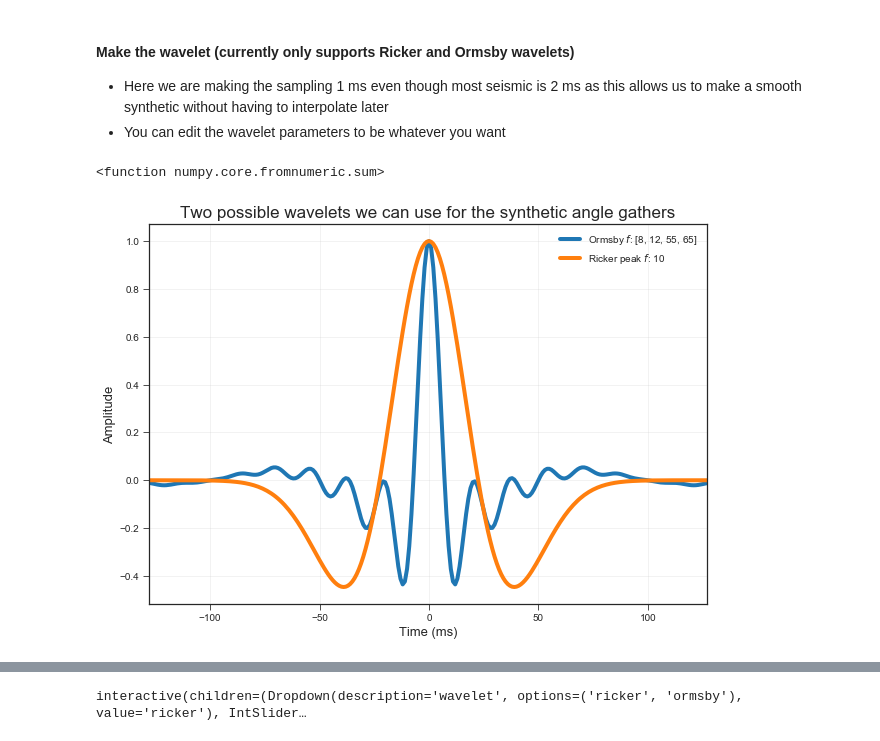
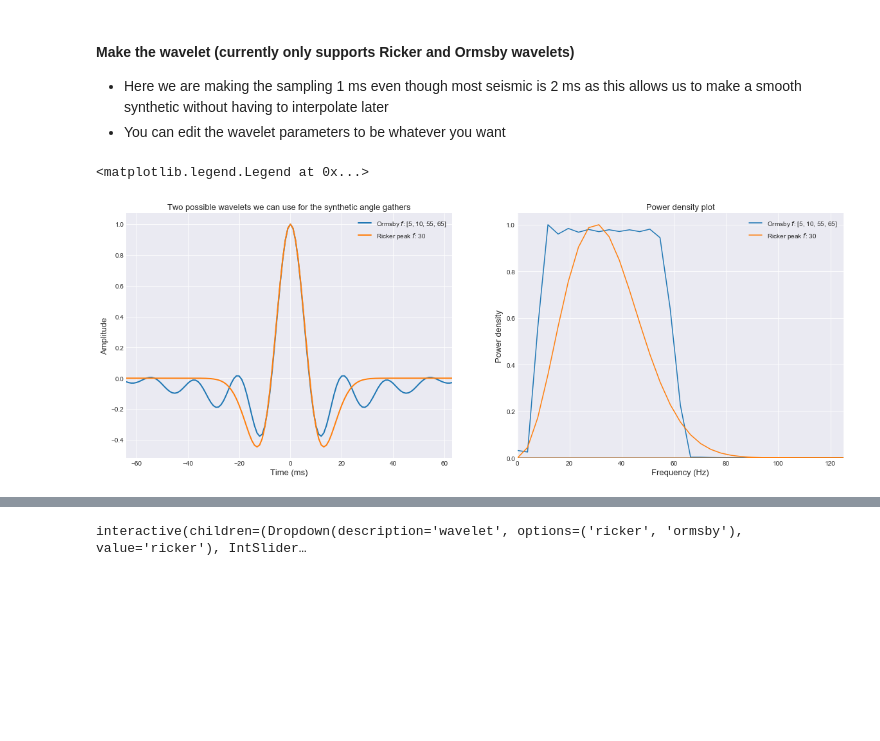
Before and after one commit to tccw/geotools, a Jupyter notebook: tutorials/FluidSubstitution.ipynb, the cells around one changed output, grey strips where cells are left out. Drawn from its saved outputs; the diff is of its cells as text; code cells hidden in the pictures; blank space fills up the shorter version.

Commit message:
FLuid sub wavelet update
Added a power density plot for the two wavelets

```diff
--- a/tutorials/FluidSubstitution.ipynb
+++ b/tutorials/FluidSubstitution.ipynb
@@ -426,31 +431,46 @@ def gassman_plot(wavelet='ricker', gain=45, res_thickness=100,
 * You can edit the wavelet parameters to be whatever you want
 # %%
 # wavelet parameters
-f = 2 #frequency of ricker wavelet
-f_arr = [8,12,55,65]
-duration = 0.256 # length of wavelet in seconds
+f = 30 #frequency of ricker wavelet
+f_arr = [5,10,55,65]
+duration = 0.128 # length of wavelet in seconds
 
 dt = 0.001 # size of time sample for
-dz = 1 # for later (should probably be located somewhere else)
 
 wvlt, t_basis = b.filters.ricker(duration, dt, f, return_t=True) # ricker wavelet
 wvlt_orm, t_basis_orm = b.filters.ormsby(duration, dt, f_arr,return_t=True) # ormsby wavelet
+
+# Create a longer wavelet with the same parameters to increase our frequency resolution for the power density plot
+ricky, t_ricky = b.filters.ricker(duration * 2, dt, f, return_t=True)
+ormy = b.filters.ormsby(duration * 2, dt, f_arr)
+
+power_spec_ricker = np.abs(np.real(np.fft.fft(ricky))) / np.abs(np.real(np.fft.fft(ricky))).max()
+power_spec_ormsby = np.abs(np.real(np.fft.fft(ormy))) / np.abs(np.real(np.fft.fft(ormy))).max()
+freqs = np.fft.fftfreq(len(ricky), dt)
 # %%
-sns.set_style(style="ticks")
+sns.set_style(style="darkgrid")
+# wavlets = [wvlt, wvlt_orm]
+# power = [power_spec_ricker, power_spec_ormsby]
 
-plt.figure(figsize=(10,7))
-plt.plot(t_basis * 1e3, wvlt_orm, label = f'Ormsby $f$: {f_arr}', linewidth=4)
-plt.plot(t_basis * 1e3, wvlt, label = f'Ricker peak $f$: {f}', linewidth=4)
-plt.xlabel('Time (ms)', size=13)
-plt.ylabel('Amplitude', size=13)
-plt.title('Two possible wavelets we can use for the synthetic angle gathers', size=17)
-plt.xlim(t_basis.min() * 1e3,t_basis.max() * 1e3)
-plt.grid(alpha=0.3)
-plt.legend()
-np.sum
+fig, (ax0, ax1) = plt.subplots(nrows=1, ncols=2, figsize=(20,7))
+ax0.plot(t_basis * 1e3, wvlt_orm, label = f'Ormsby $f$: {f_arr}', linewidth=2)
+ax0.plot(t_basis * 1e3, wvlt, label = f'Ricker peak $f$: {f}', linewidth=2)
+ax1.plot(freqs, power_spec_ormsby, label = f'Ormsby $f$: {f_arr}')
+ax1.plot(freqs, power_spec_ricker, label= f'Ricker peak $f$: {f}')
+ax0.set_xlabel('Time (ms)', size=13)
+ax0.set_ylabel('Amplitude', size=13)
+ax0.set_title('Two possible wavelets we can use for the synthetic angle gathers', size=13)
+ax0.set_xlim(t_basis.min() * 1e3,t_basis.max() * 1e3)
+ax1.set_title('Power density plot', size=13)
+ax1.set_ylabel('Power density', size=13)
+ax1.set_xlabel('Frequency (Hz)', size=13)
+ax1.set_xlim(0, 125)
+ax1.set_ylim(0,)
+ax0.legend()
+ax1.legend(loc=1)
 # %% [output]
-<function numpy.core.fromnumeric.sum>
+<matplotlib.legend.Legend at 0x...>
-[figure, old version]
+[figure, new version]
 # %% [markdown]
 # The fun part
 This is an interactive plot which will allow you to edit different parameters and see the affect they have on the seismic response. Just click **Run Interact** to generate a new plot after you change parameters.
```
Also changed, not shown: parts of 4 cells of this notebook.
